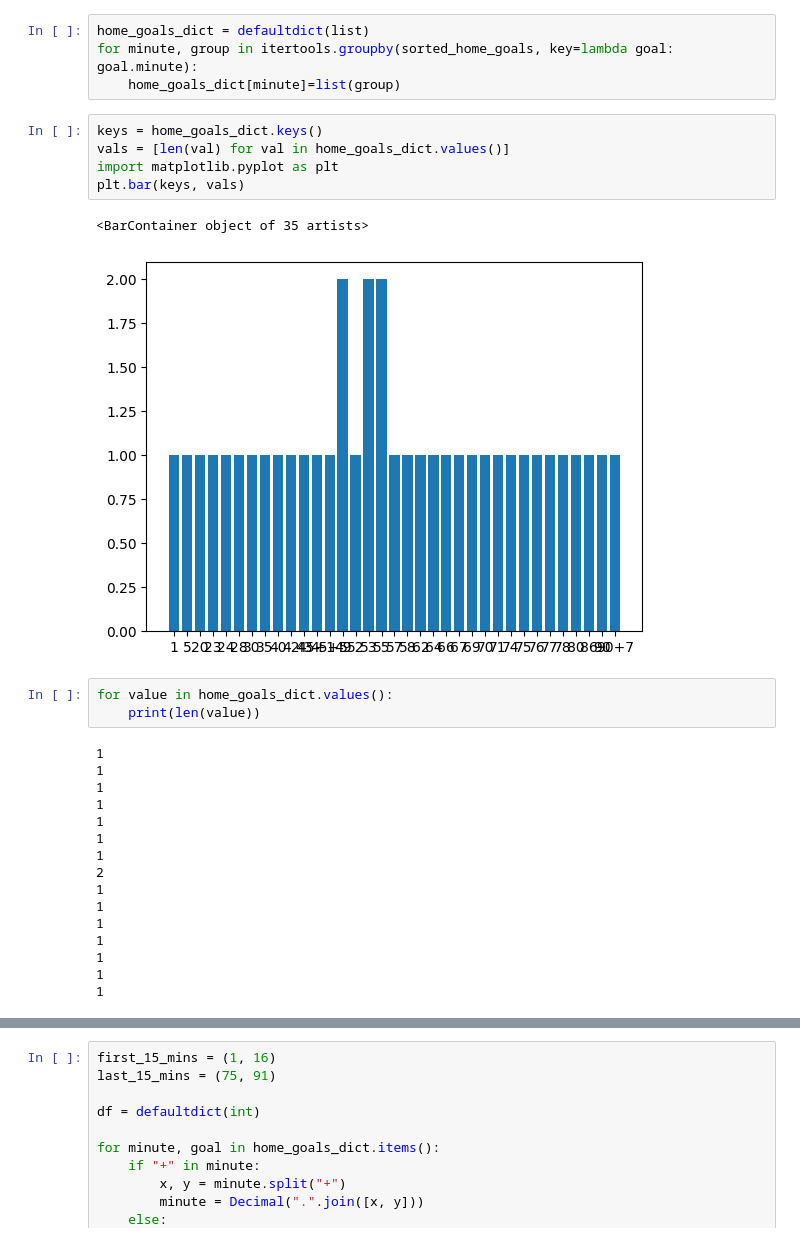
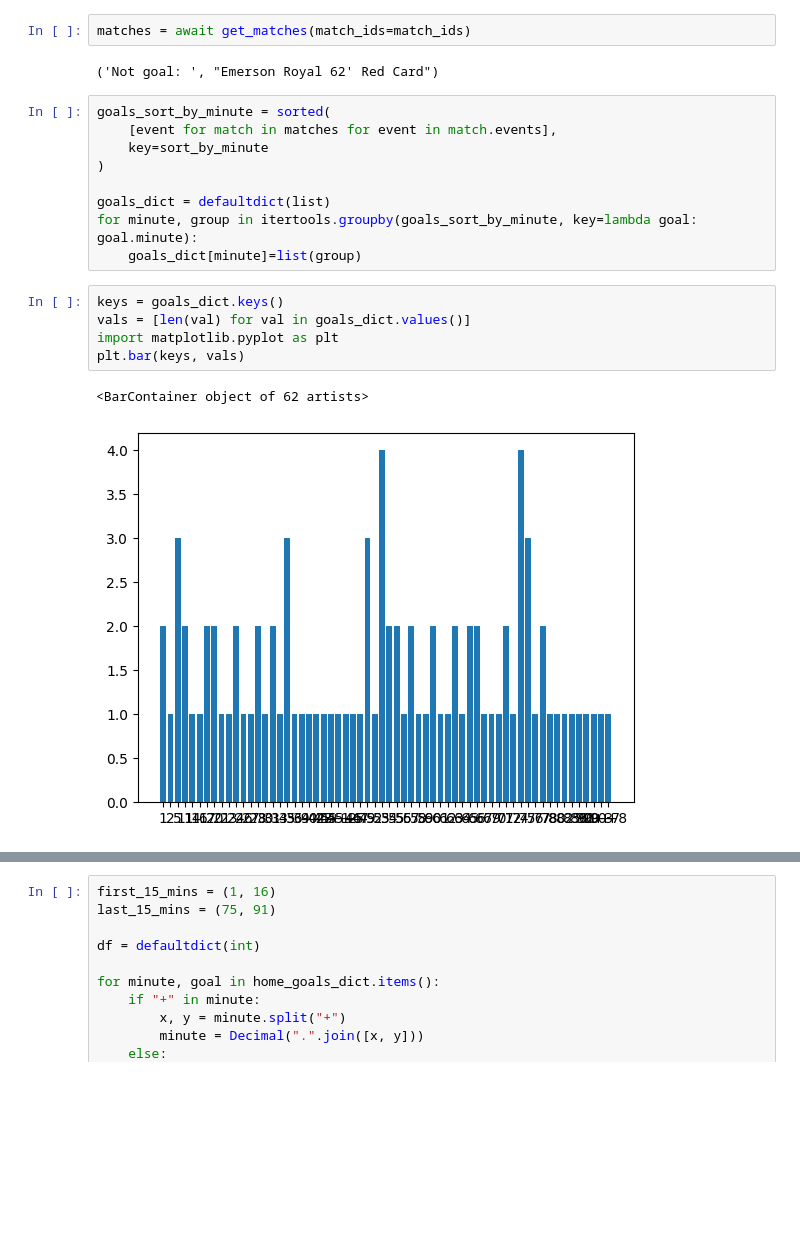
Before and after one commit to hoangquochung1110/match-pick, a Jupyter notebook: goal_plot.ipynb, the cells around one changed output, grey strips where cells are left out. Drawn from its saved outputs; the diff is of its cells as text; blank space fills up the shorter version.

```diff
--- a/goal_plot.ipynb
+++ b/goal_plot.ipynb
@@ -78,31 +8,21 @@ sorted_away_goals = sorted(away_goals, key=sort_by_minute)
+# %%
+matches = await get_matches(match_ids=match_ids)
+# %% [output]
+('Not goal: ', "Emerson Royal 62' Red Card")
 # %%
-home_goals_dict = defaultdict(list)
-for minute, group in itertools.groupby(sorted_home_goals, key=lambda goal: goal.minute):
-    home_goals_dict[minute]=list(group)
+goals_sort_by_minute = sorted(
+    [event for match in matches for event in match.events],
+    key=sort_by_minute
+)
+
+goals_dict = defaultdict(list)
+for minute, group in itertools.groupby(goals_sort_by_minute, key=lambda goal: goal.minute):
+    goals_dict[minute]=list(group)
 # %%
-keys = home_goals_dict.keys()
-vals = [len(val) for val in home_goals_dict.values()]
+keys = goals_dict.keys()
+vals = [len(val) for val in goals_dict.values()]
 import matplotlib.pyplot as plt
 plt.bar(keys, vals)
 # %% [output]
-<BarContainer object of 35 artists>
+<BarContainer object of 62 artists>
-[figure, old version]
+[figure, new version]
-# %%
-for value in home_goals_dict.values():
-    print(len(value))
-# %% [output]
-1
-1
-1
-1
-1
-1
-1
-2
-1
-1
-1
-1
-1
-1
-1
```
Also changed, not shown: parts of 4 cells of this notebook, 5 other files.
